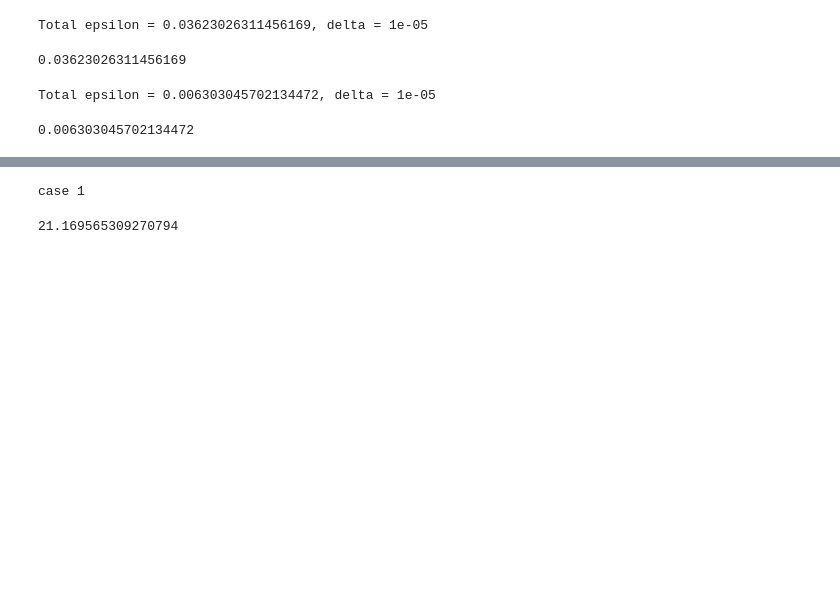
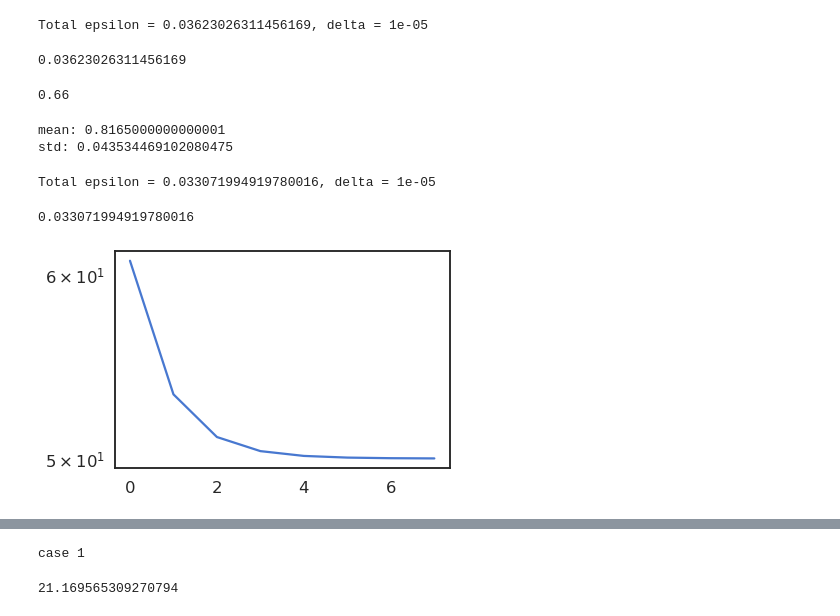
Before and after one commit to twosixlabs/csl, a Jupyter notebook: experiments/immediate_sensitivity/Median Gradients Synthetic Classification.ipynb, the cells around one changed output, grey strips where cells are left out. Drawn from its saved outputs; the diff is of its cells as text; code cells hidden in the pictures; blank space fills up the shorter version.

```diff
--- a/experiments/immediate_sensitivity/Median Gradients Synthetic Classification.ipynb
+++ b/experiments/immediate_sensitivity/Median Gradients Synthetic Classification.ipynb
@@ -251,10 +265,35 @@ def run_experiment(epsilon, epochs, add_noise=False):
         plt.show()
     return model
 # %%
-model = run_experiment(10, 5, True)
+epsilon = 0.01
+model = run_experiment(epsilon, 20, True)
 accuracy(model, X_test, y_test)
+# %% [output]
+0.66
+# %%
+accs = [accuracy(run_experiment(epsilon, 20, True), X_test, y_test) for _ in range(10)]
+print('mean:', np.mean(accs))
+print('std:', np.std(accs))
+# %% [output]
+mean: 0.8165000000000001
+std: 0.043534469102080475
 # %%
-get_eps(0.004, 5000, 1e-5)
+get_eps(0.01, 500, 1e-5)
 # %% [output]
-Total epsilon = 0.006303045702134472, delta = 1e-05
+Total epsilon = 0.033071994919780016, delta = 1e-05
-0.006303045702134472
+0.033071994919780016
+# %%
+def simulate_sigma(t):
+    alpha = 5000
+    sens = 0.1
+    epsilon_iter = 0.0001
+    gamma = alpha*(np.exp(t) - 1) + 1
+    #gamma = alpha*(np.exp(-t) - 1) + 1
+    top = (alpha * (sens**2)) / (2*gamma)
+    bottom = epsilon_iter - ((alpha * (t**2))/(4*(gamma**2)))
+    return np.exp(t) * (top / bottom)
+# %%
+plt.plot([simulate_sigma(t) for t in range(2,10)])
+plt.yscale('log')
+# %% [output]
+[figure, added]
```
Also changed, not shown: parts of 5 cells of this notebook, 1 other file.
